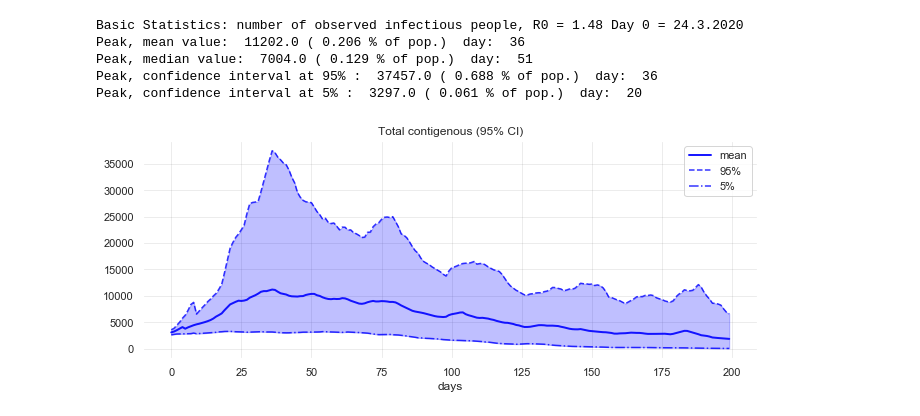
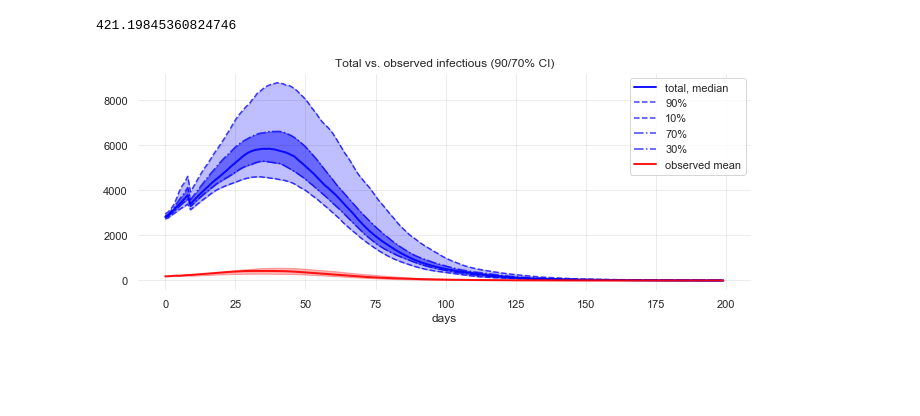
Before and after one commit to zuzancek/corona, a Jupyter notebook: SEIR_extended/Simulate_SIR_HTC.ipynb, the cells around one changed output. Cells and saved outputs as stored; diff of their text form; code cells hidden in the pictures; blank space fills up the shorter version.

```diff
--- a/SEIR_extended/Simulate_SIR_HTC.ipynb
+++ b/SEIR_extended/Simulate_SIR_HTC.ipynb
@@ -119,47 +174,31 @@ R0:1.48  (default value = 1.48)
-# %%
-
-def set_fig_style():
-    plt.rc('savefig',dpi=300)
-    #plt.rc('title',weight='bold')
-    plt.rc('axes',facecolor='white')
-    plt.rc('grid',linestyle='-',color='gray',alpha=.15)
-
-# Basic statistics
-# 1. Peak of infectious, 95% CI
-scaling_factor = 1#/x.first_infections_correction_multiplier
-I_mean = hp.mean_list(data,'inf',ma=True,w=6)*scaling_factor
-R_mean = hp.mean_list(data,'rec',ma=True,w=6)*scaling_factor
-S_mean = hp.mean_list(data,'sus',ma=True,w=6)*scaling_factor
-I_q95 = hp.quant_list(data,'inf',0.95,ma=True,w=10)*scaling_factor
-I_q05 = hp.quant_list(data,'inf',0.05,ma=True,w=10)*scaling_factor
-I_med = np.array(hp.quant_list(data,'inf',val=0.50,ma=True,w=10))*scaling_factor
-I_mean_abs = np.round(x.N_popul_size*I_mean)
-I_q95_abs = np.round(x.N_popul_size*I_q95)
-I_q05_abs = np.round(x.N_popul_size*I_q05)
-I_med_abs = np.round(x.N_popul_size*I_med)
-print("Basic Statistics: number of observed infectious people, R0 = "+ str(np.round(R0,2)), 'Day 0 = 24.3.2020')
-print('Peak, mean value: ',np.round(I_mean_abs.max()),'(',np.round(100*I_mean.max(),3),'% of pop.)', ' day: ',I_mean_abs.argmax())
-print('Peak, median value: ',np.round(I_med_abs.max()),'(',np.round(100*I_med.max(),3),'% of pop.)',' day: ',I_med_abs.argmax())
-print('Peak, confidence interval at 95% : ',np.round(I_q95_abs.max()),'(',np.round(100*I_q95.max(),3),'% of pop.)',' day: ',I_q95_abs.argmax())
-print('Peak, confidence interval at 5% : ',np.round(I_q05_abs.max()),'(',np.round(100*I_q05.max(),3),'% of pop.)',' day: ',I_q05_abs.argmax())
-
-xval=np.arange(0,x.N_per)
-set_fig_style()
-plt.plot(xval,I_mean_abs,color='blue',linewidth=2,alpha=.9)
-plt.plot(xval,I_q95_abs,color='blue',linestyle='--',alpha=.8)
-plt.plot(xval,I_q05_abs,color='blue',linestyle='-.',alpha=.8)
-plt.fill_between(xval,I_q05_abs,I_q95_abs,color='blue',alpha=0.25)
-plt.legend(['mean', '95%', '5%'])
-plt.xlabel("days")
-plt.title("Total contigenous (95% CI)")
-plt.savefig(out_fig_dir+"/peaks.png",dpi=300)
-# %% [output]
-Basic Statistics: number of observed infectious people, R0 = 1.48 Day 0 = 24.3.2020
-Peak, mean value:  11202.0 ( 0.206 % of pop.)  day:  36
-Peak, median value:  7004.0 ( 0.129 % of pop.)  day:  51
-Peak, confidence interval at 95% :  37457.0 ( 0.688 % of pop.)  day:  36
-Peak, confidence interval at 5% :  3297.0 ( 0.061 % of pop.)  day:  20
-[figure, removed]
+# %%
+xval=np.arange(0,x.N_per)
+set_fig_style()
+fact = plt.plot(xval,I_med_abs,color='blue',linewidth=2,alpha=.9)
+plt.plot(xval,I_q90_abs,color='blue',linestyle='--',alpha=.75)
+plt.plot(xval,I_q10_abs,color='blue',linestyle='--',alpha=.75)
+plt.fill_between(xval,I_q10_abs,I_q90_abs,color='blue',alpha=0.25)
+plt.plot(xval,I_q70_abs,color='blue',linestyle='-.',alpha=.75)
+plt.plot(xval,I_q30_abs,color='blue',linestyle='-.',alpha=.75)
+plt.fill_between(xval,I_q30_abs,I_q70_abs,color='blue',alpha=0.45)
+obs_I = (I_mean_abs/x.first_infections_correction_multiplier)/scaling_factor
+obs_I_q90_abs = (I_q90_abs/x.first_infections_correction_multiplier)/scaling_factor
+obs_I_q70_abs = (I_q70_abs/x.first_infections_correction_multiplier)/scaling_factor
+obs_I_q10_abs = (I_q10_abs/x.first_infections_correction_multiplier)/scaling_factor
+obs_I_mean_abs = (I_mean_abs/x.first_infections_correction_multiplier)/scaling_factor
+fact = plt.plot(xval,obs_I,color='red',linewidth=2,alpha=.9)
+#fact = plt.plot(xval,obs_I_q90_abs,color='red',linestyle='--',alpha=.75)
+#fact = plt.plot(xval,obs_I_q10_abs,color='red',linestyle='--',alpha=.75)
+plt.fill_between(xval,obs_I_q10_abs,obs_I_q90_abs,color='red',alpha=0.3)
+plt.legend(['total, median', '90%', '10%','70%','30%', 'observed mean'])
+plt.xlabel("days")
+plt.title("Total vs. observed infectious (90/70% CI)")
+plt.savefig("peaks_detail.png",dpi=300)
+
+print(obs_I.max())
+# %% [output]
+421.19845360824746
+[figure, added]
 # %%
 inflow_mean = hp.mean_list(data,'i_new',ma=True,w=6)
 htc_mean = htc.get_htc(inflow_mean)
```
Also changed, not shown: parts of 8 cells of this notebook, 2 other files.
